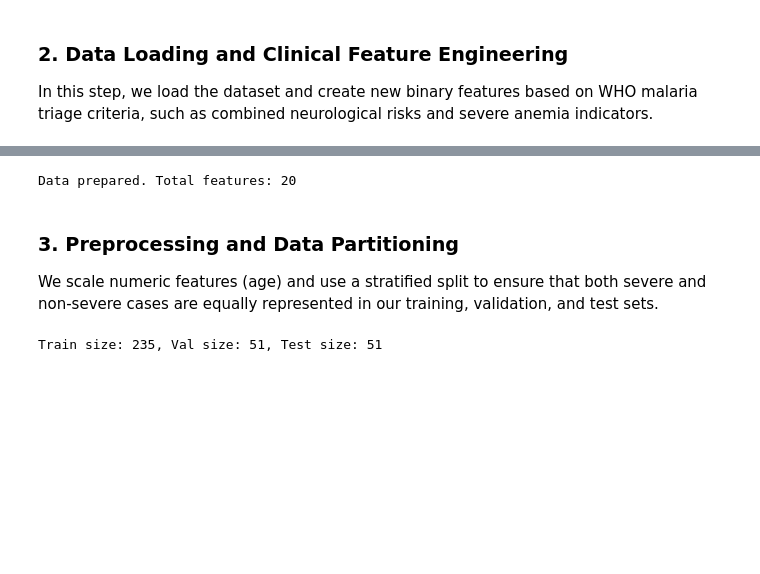
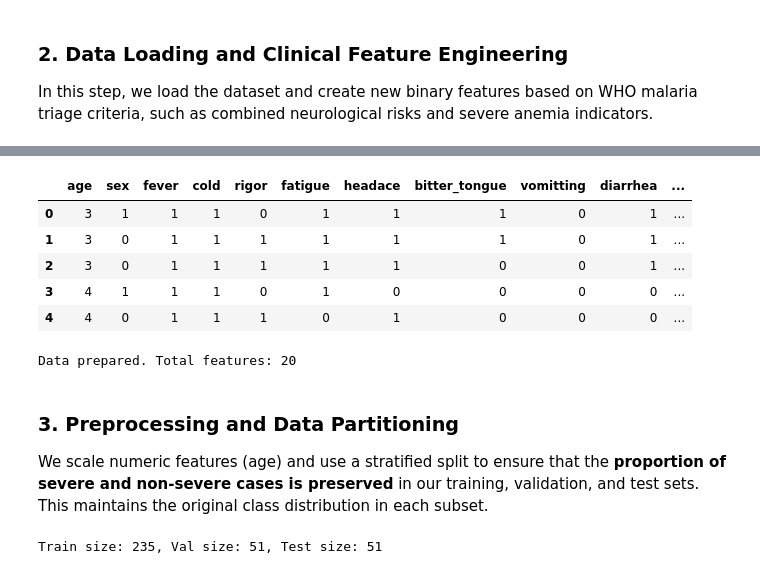
Before and after one commit to SholaSaliu/malaria_symptoms_triage_helper_project, a Jupyter notebook: MALARIA_SYMPTOM_TRIAGE_HELPER.ipynb, the cells around one changed output, grey strips where cells are left out. Cells and saved outputs as stored; diff of their text form; code cells hidden in the pictures; blank space fills up the shorter version.

```diff
--- a/MALARIA_SYMPTOM_TRIAGE_HELPER.ipynb
+++ b/MALARIA_SYMPTOM_TRIAGE_HELPER.ipynb
@@ -30,27 +38,42 @@ In this step, we load the dataset and create new binary features based on WHO ma
 # %%
 import os
+import pandas as pd # Added import for pandas
 
 # Check if file exists before loading
 file_path = 'ogunMedical.csv'
 if os.path.exists(file_path):
     # Load Data
     df = pd.read_csv(file_path)
     df.drop_duplicates(inplace=True)
+
+    # Display first five rows as requested
+    display(df.head())
 
     # Engineering Clinical Indicators
     # 1. Neurological Risk (Convulsion or Prostration)
     df['neurological_risk'] = df['Convulsion'] | df['prostraction']
     # 2. Severe Anemia/Jaundice combination
     df['severe_anemia_jaundice'] = df['Anemia'] & df['jundice']
     # 3. High Fever Complications
     df['high_fever_rigor'] = df['fever'] & df['rigor'] & df['hyperpyrexia']
 
     # Define X and y
     X = df.drop(columns=['severe_maleria'])
     y = df['severe_maleria']
 
+    # Define feature types for the transformer globally after X is defined
+    global numeric_features, binary_features
+    numeric_features = ['age']
+    binary_features = [col for col in X.columns if col != 'age']
+
     print(f"Data prepared. Total features: {len(X.columns)}")
 else:
     print(f"ERROR: '{file_path}' not found. Please upload the dataset to the Colab files section.")
 # %% [output]
+|  | age | sex | fever | cold | rigor | fatigue | headace | bitter_tongue | vomitting | diarrhea | ... |
+| 0 | 3 | 1 | 1 | 1 | 0 | 1 | 1 | 1 | 0 | 1 | ... |
+| 1 | 3 | 0 | 1 | 1 | 1 | 1 | 1 | 1 | 0 | 1 | ... |
+| 2 | 3 | 0 | 1 | 1 | 1 | 1 | 1 | 0 | 0 | 1 | ... |
+| 3 | 4 | 1 | 1 | 1 | 0 | 1 | 0 | 0 | 0 | 0 | ... |
+| 4 | 4 | 0 | 1 | 1 | 1 | 0 | 1 | 0 | 0 | 0 | ... |
 Data prepared. Total features: 20
@@ -57,6 +82,6 @@ Data prepared. Total features: 20
 # %% [markdown]
 ### 3. Preprocessing and Data Partitioning
-We scale numeric features (age) and use a stratified split to ensure that both severe and non-severe cases are equally represented in our training, validation, and test sets.
+We scale numeric features (age) and use a stratified split to ensure that the **proportion of severe and non-severe cases is preserved** in our training, validation, and test sets. This maintains the original class distribution in each subset.
 # %%
 # Define feature types for the transformer
 # Ensuring X and y are available from the previous step
```
Also changed, not shown: parts of 8 cells of this notebook.
